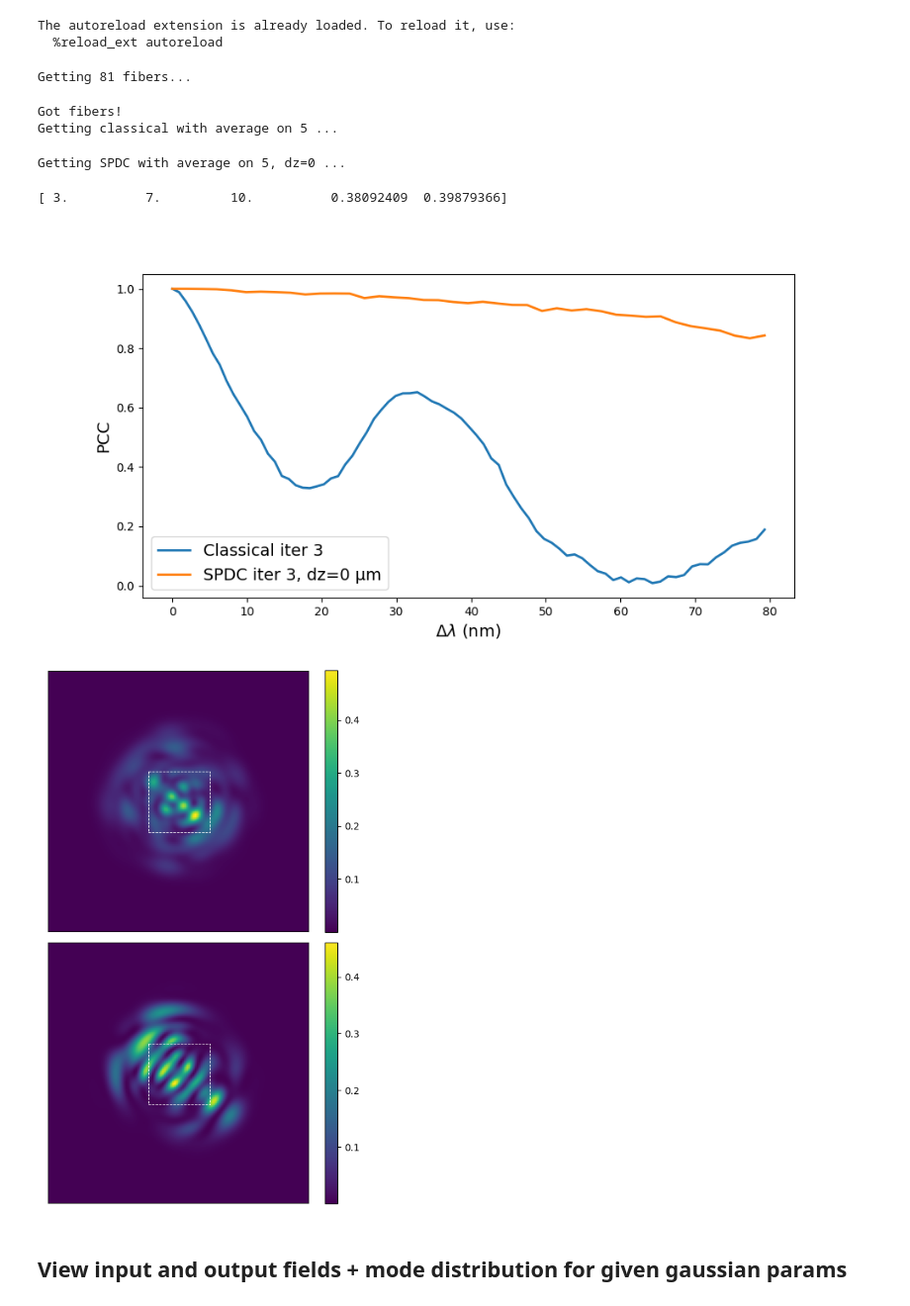
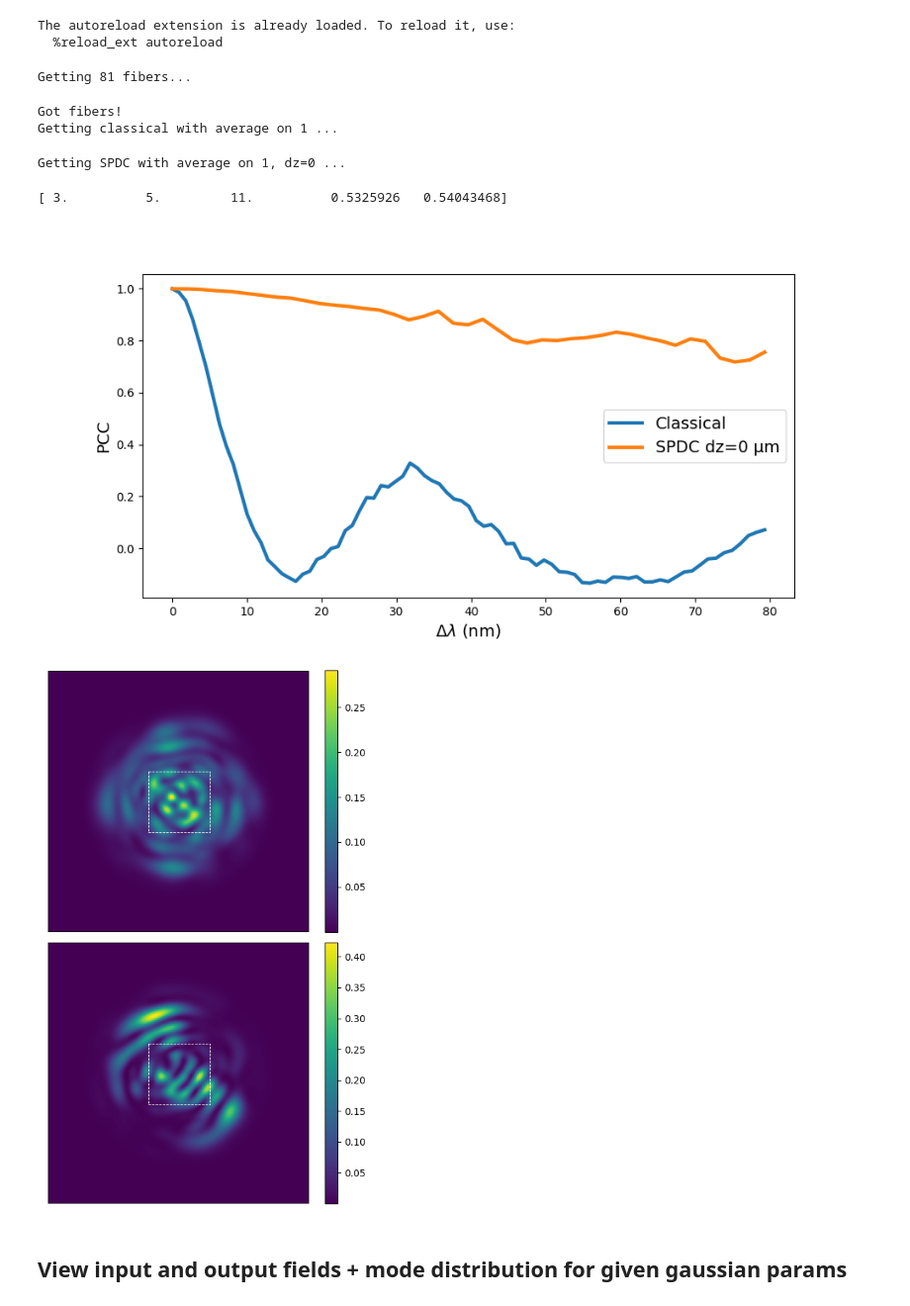
Before and after one commit to rubiaek/qdc2, a Jupyter notebook: qdc/mmf/generate_results.ipynb, the cells around one changed output. Shown at 99% size. Saved outputs shown, nothing was run; the diff lists cells and outputs as text; code cells hidden in the pictures.

```diff
--- a/qdc/mmf/generate_results.ipynb
+++ b/qdc/mmf/generate_results.ipynb
@@ -19,8 +19,8 @@ The autoreload extension is already loaded. To reload it, use:
 is_step_index = False
 fiber_L = 0.1e6  if is_step_index else 0.5e6 # um
 N_wl = 81
-N_classical = 5
-N_SPDC = 5
+N_classical = 1
+N_SPDC = 1
 wl0 = 0.810
 Dwl = 0.020 if is_step_index else 0.080
 NA_ref = 0.2
@@ -40,22 +40,22 @@ res = exp.run_PCCs_different_dz(dzs=dzs, N_classical=N_classical, N_SPDC=N_SPDC)
 
 f_type = 'SI' if is_step_index else 'GRIN'
 saveto_path = rf'{DATA_DIR}\\{tnow()}_{f_type}_{round(fiber_L*1e-6, 2)}m.npz'
-res.saveto(saveto_path)
+# res.saveto(saveto_path)
 # %% [output]
 Getting 81 fibers...
 Got fibers!
-Getting classical with average on 5 ...
+Getting classical with average on 1 ...
-Getting SPDC with average on 5, dz=0 ...
+Getting SPDC with average on 1, dz=0 ...
 # %%
-iter_no = 3
+iter_no = None
 dz = 0
 print(res.metadata["g_params_list"][iter_no or 0])
 res.show(title='', iter_no=iter_no)
 res.show_incoherent_sum(iter_no=iter_no, dz=dz)
 # %% [output]
-[ 3.          7.         10.          0.38092409  0.39879366]
+[ 3.          5.         11.          0.5325926   0.54043468]
-[figure, old version]
+[figure, new version]
-[figure, old version]
+[figure, new version]
 # %% [markdown]
 ## View input and output fields + mode distribution for given gaussian params
 # %%
```
Also changed, not shown: 1 other file.
